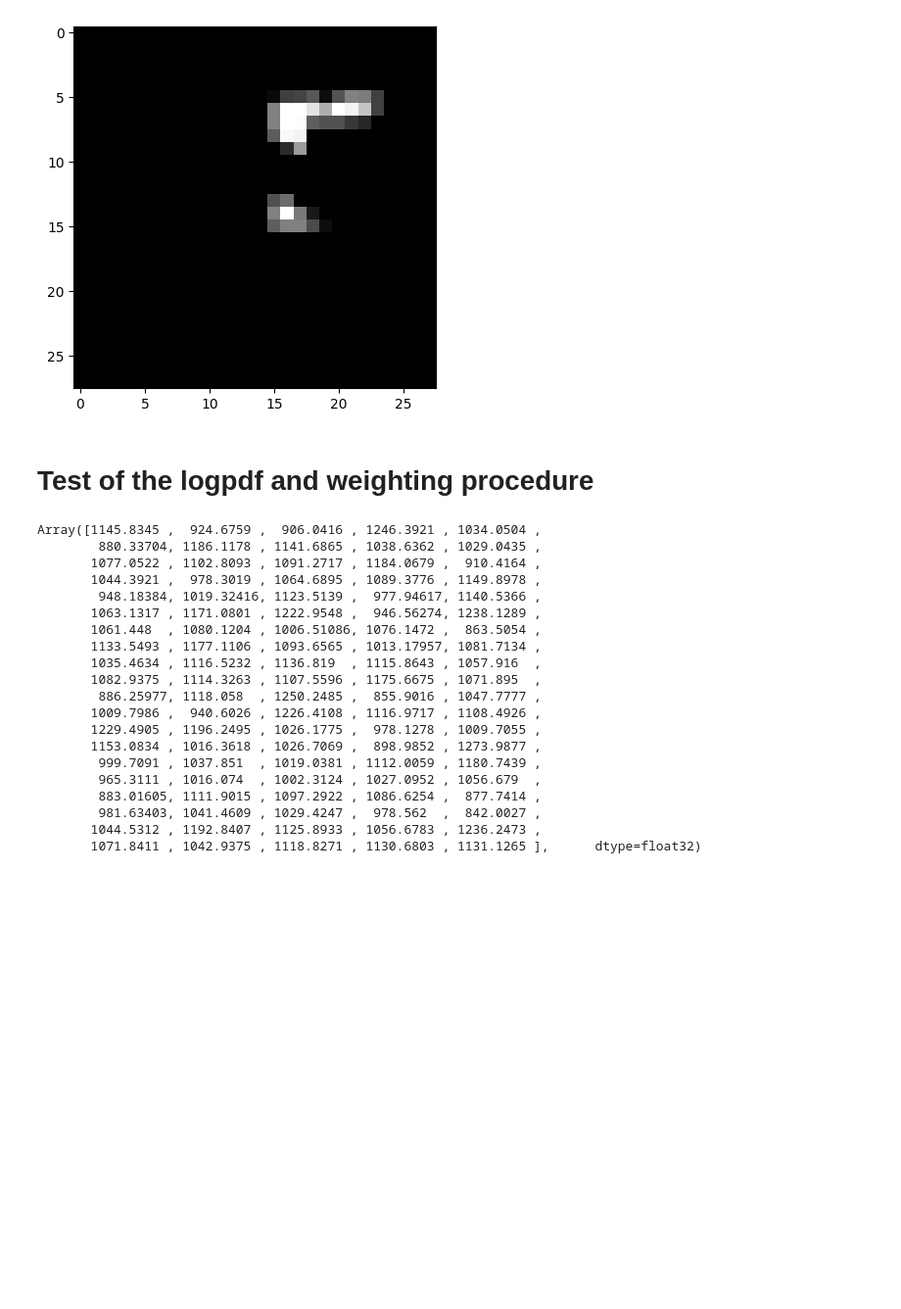
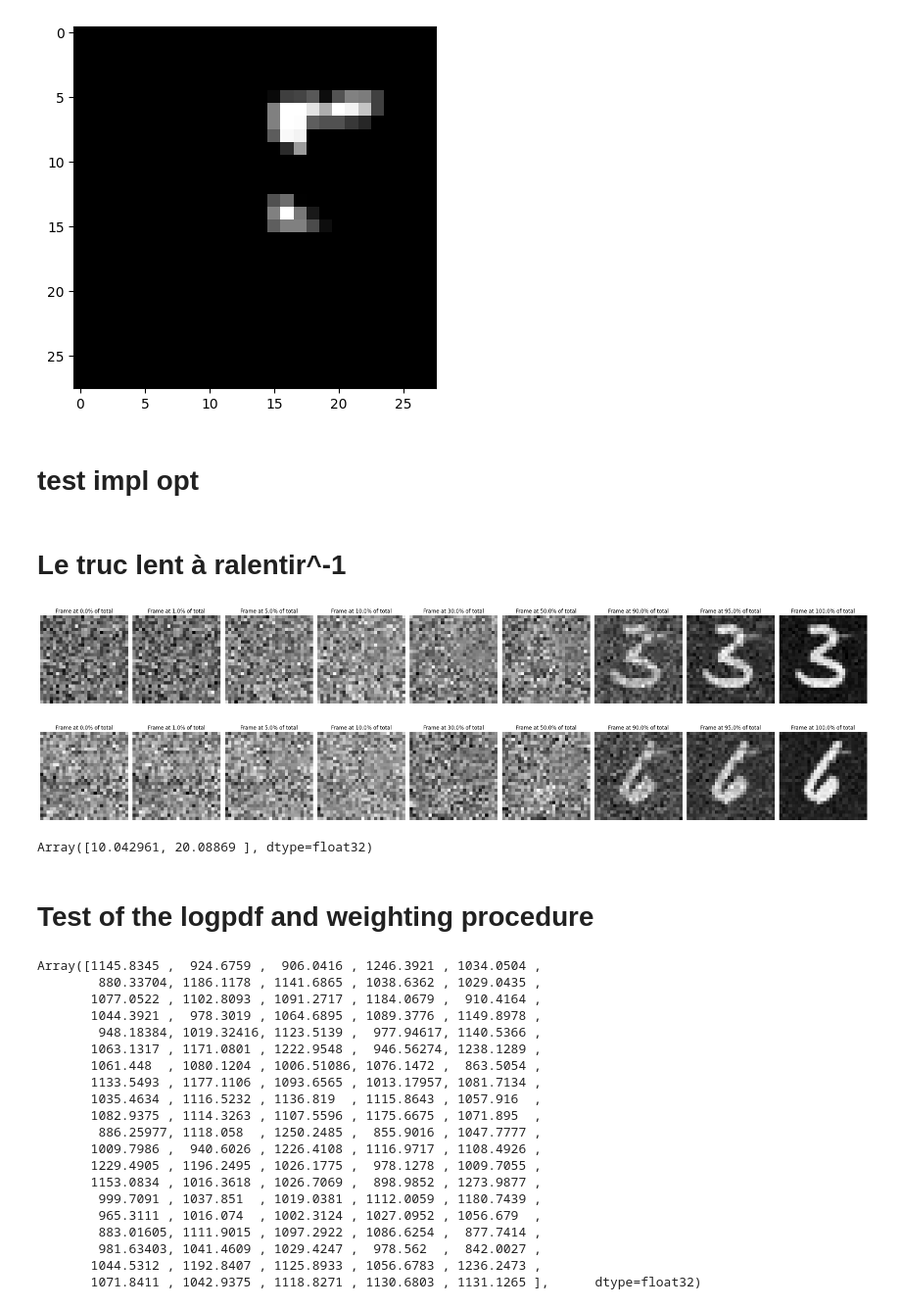
Before and after one commit to jcopo/diffuse, a Jupyter notebook: sandbox.ipynb, the cells around one changed output. Shown at 98% size. Drawn from its saved outputs; the diff is of its cells as text; code cells hidden in the pictures; blank space fills up the shorter version.

Commit message:
ça tourne mais c'est lent

```diff
--- a/sandbox.ipynb
+++ b/sandbox.ipynb
@@ -237,5 +237,7 @@ plt.imshow(y, cmap="gray")
 # %% [output]
 <matplotlib.image.AxesImage at 0x...>
 [figure]
-# %% [markdown]
-# Test of the logpdf and weighting procedure
+# %% [markdown]
+# test impl opt
+# %%
+impl_step = jax.jit(impl_step)
@@ -242,3 +289,17 @@ plt.imshow(y, cmap="gray")
+# %% [markdown]
+# Le truc lent à ralentir^-1
+# %%
+from tqdm import tqdm
+for i in tqdm(range(100)):
+    new_state = impl_step(new_state, key_step, past_y, cond_sde, optimizer, ts, dt)
+# %%
+plotter_line(new_state.thetas[:, 0])
+plotter_line(new_state.cntrst_thetas[:, 0])
+new_state.xi
+# %% [output]
+[figure, added]
+[figure, added]
+Array([10.042961, 20.08869 ], dtype=float32)
 # %%
 import matplotlib.pyplot as plt
 def plotter_line(array):
@@ -271,6 +332,8 @@ def top_5_percent_indices(arr):
 def bottom_5_percent_indices(arr):
     n = max(1, int(len(arr) * 0.05))  # Calculate 5% of the array length, minimum 1
     return jnp.argsort(arr)[:n]
+# %% [markdown]
+# Test of the logpdf and weighting procedure
 # %%
 history_particles = res[1][0]
 log_Z = res[1][1]
```
Also changed, not shown: parts of 4 cells of this notebook, 2 other files.
